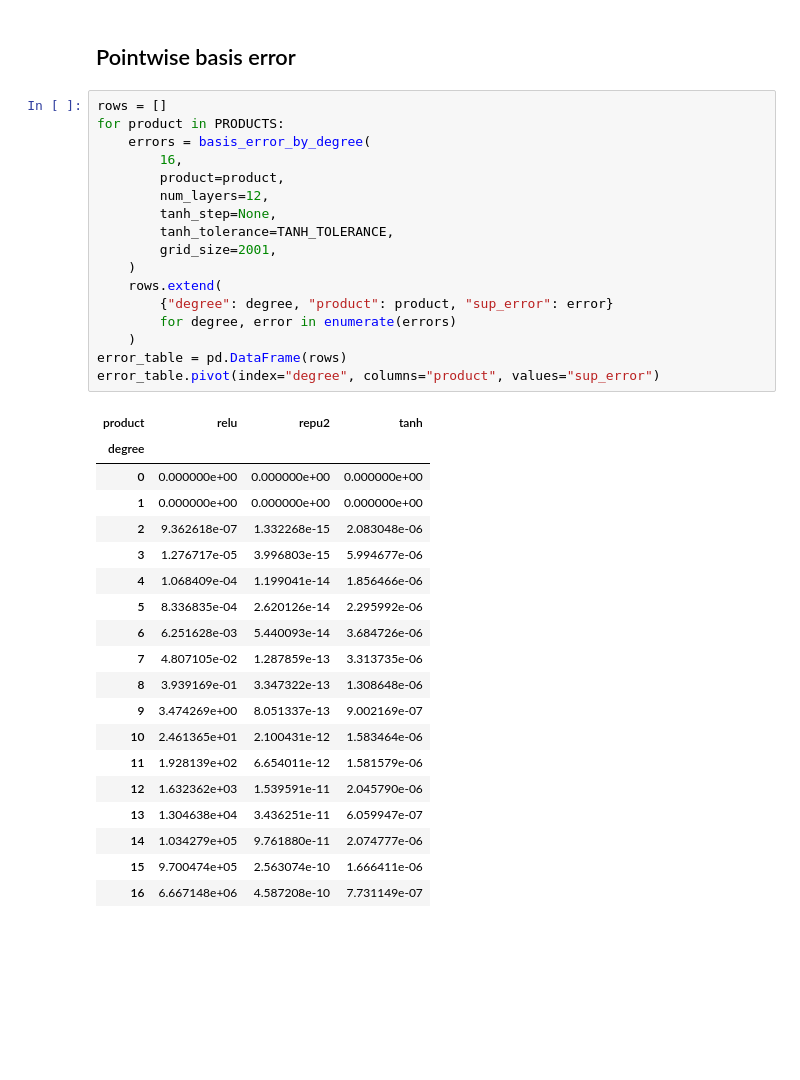
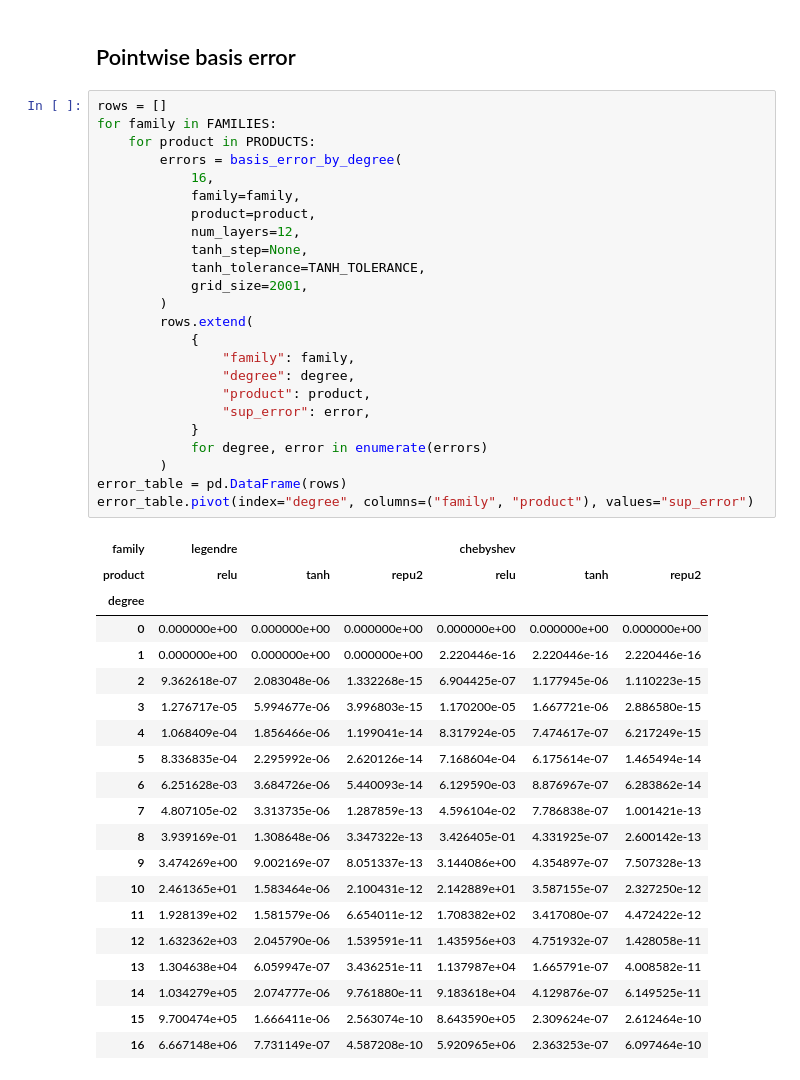
Before and after one commit to ndexter/neural-polynomial-emulation, a Jupyter notebook: notebooks/activation_diagnostics.ipynb, the cells around one changed output. Cells and saved outputs as stored; diff of their text form; blank space fills up the shorter version.

```diff
--- a/notebooks/activation_diagnostics.ipynb
+++ b/notebooks/activation_diagnostics.ipynb
@@ -34,39 +56,47 @@ TANH_TOLERANCE = 1e-4
 ## Pointwise basis error
 # %%
 rows = []
-for product in PRODUCTS:
-    errors = basis_error_by_degree(
-        16,
-        product=product,
-        num_layers=12,
-        tanh_step=None,
-        tanh_tolerance=TANH_TOLERANCE,
-        grid_size=2001,
-    )
-    rows.extend(
-        {"degree": degree, "product": product, "sup_error": error}
-        for degree, error in enumerate(errors)
-    )
+for family in FAMILIES:
+    for product in PRODUCTS:
+        errors = basis_error_by_degree(
+            16,
+            family=family,
+            product=product,
+            num_layers=12,
+            tanh_step=None,
+            tanh_tolerance=TANH_TOLERANCE,
+            grid_size=2001,
+        )
+        rows.extend(
+            {
+                "family": family,
+                "degree": degree,
+                "product": product,
+                "sup_error": error,
+            }
+            for degree, error in enumerate(errors)
+        )
 error_table = pd.DataFrame(rows)
-error_table.pivot(index="degree", columns="product", values="sup_error")
+error_table.pivot(index="degree", columns=("family", "product"), values="sup_error")
 # %% [output]
-| product | relu | repu2 | tanh |
-| degree |  |  |  |
-| 0 | 0.000000e+00 | 0.000000e+00 | 0.000000e+00 |
-| 1 | 0.000000e+00 | 0.000000e+00 | 0.000000e+00 |
-| 2 | 9.362618e-07 | 1.332268e-15 | 2.083048e-06 |
-| 3 | 1.276717e-05 | 3.996803e-15 | 5.994677e-06 |
-| 4 | 1.068409e-04 | 1.199041e-14 | 1.856466e-06 |
-| 5 | 8.336835e-04 | 2.620126e-14 | 2.295992e-06 |
-| 6 | 6.251628e-03 | 5.440093e-14 | 3.684726e-06 |
-| 7 | 4.807105e-02 | 1.287859e-13 | 3.313735e-06 |
-| 8 | 3.939169e-01 | 3.347322e-13 | 1.308648e-06 |
-| 9 | 3.474269e+00 | 8.051337e-13 | 9.002169e-07 |
-| 10 | 2.461365e+01 | 2.100431e-12 | 1.583464e-06 |
-| 11 | 1.928139e+02 | 6.654011e-12 | 1.581579e-06 |
-| 12 | 1.632362e+03 | 1.539591e-11 | 2.045790e-06 |
-| 13 | 1.304638e+04 | 3.436251e-11 | 6.059947e-07 |
-| 14 | 1.034279e+05 | 9.761880e-11 | 2.074777e-06 |
-| 15 | 9.700474e+05 | 2.563074e-10 | 1.666411e-06 |
-| 16 | 6.667148e+06 | 4.587208e-10 | 7.731149e-07 |
+| family | legendre |  |  | chebyshev |  |  |
+| product | relu | tanh | repu2 | relu | tanh | repu2 |
+| degree |  |  |  |  |  |  |
+| 0 | 0.000000e+00 | 0.000000e+00 | 0.000000e+00 | 0.000000e+00 | 0.000000e+00 | 0.000000e+00 |
+| 1 | 0.000000e+00 | 0.000000e+00 | 0.000000e+00 | 2.220446e-16 | 2.220446e-16 | 2.220446e-16 |
+| 2 | 9.362618e-07 | 2.083048e-06 | 1.332268e-15 | 6.904425e-07 | 1.177945e-06 | 1.110223e-15 |
+| 3 | 1.276717e-05 | 5.994677e-06 | 3.996803e-15 | 1.170200e-05 | 1.667721e-06 | 2.886580e-15 |
+| 4 | 1.068409e-04 | 1.856466e-06 | 1.199041e-14 | 8.317924e-05 | 7.474617e-07 | 6.217249e-15 |
+| 5 | 8.336835e-04 | 2.295992e-06 | 2.620126e-14 | 7.168604e-04 | 6.175614e-07 | 1.465494e-14 |
+| 6 | 6.251628e-03 | 3.684726e-06 | 5.440093e-14 | 6.129590e-03 | 8.876967e-07 | 6.283862e-14 |
+| 7 | 4.807105e-02 | 3.313735e-06 | 1.287859e-13 | 4.596104e-02 | 7.786838e-07 | 1.001421e-13 |
+| 8 | 3.939169e-01 | 1.308648e-06 | 3.347322e-13 | 3.426405e-01 | 4.331925e-07 | 2.600142e-13 |
+| 9 | 3.474269e+00 | 9.002169e-07 | 8.051337e-13 | 3.144086e+00 | 4.354897e-07 | 7.507328e-13 |
+| 10 | 2.461365e+01 | 1.583464e-06 | 2.100431e-12 | 2.142889e+01 | 3.587155e-07 | 2.327250e-12 |
+| 11 | 1.928139e+02 | 1.581579e-06 | 6.654011e-12 | 1.708382e+02 | 3.417080e-07 | 4.472422e-12 |
+| 12 | 1.632362e+03 | 2.045790e-06 | 1.539591e-11 | 1.435956e+03 | 4.751932e-07 | 1.428058e-11 |
+| 13 | 1.304638e+04 | 6.059947e-07 | 3.436251e-11 | 1.137987e+04 | 1.665791e-07 | 4.008582e-11 |
+| 14 | 1.034279e+05 | 2.074777e-06 | 9.761880e-11 | 9.183618e+04 | 4.129876e-07 | 6.149525e-11 |
+| 15 | 9.700474e+05 | 1.666411e-06 | 2.563074e-10 | 8.643590e+05 | 2.309624e-07 | 2.612464e-10 |
+| 16 | 6.667148e+06 | 7.731149e-07 | 4.587208e-10 | 5.920965e+06 | 2.363253e-07 | 6.097464e-10 |
 # %%
```
Also changed, not shown: parts of 10 cells of this notebook, 18 other files.
